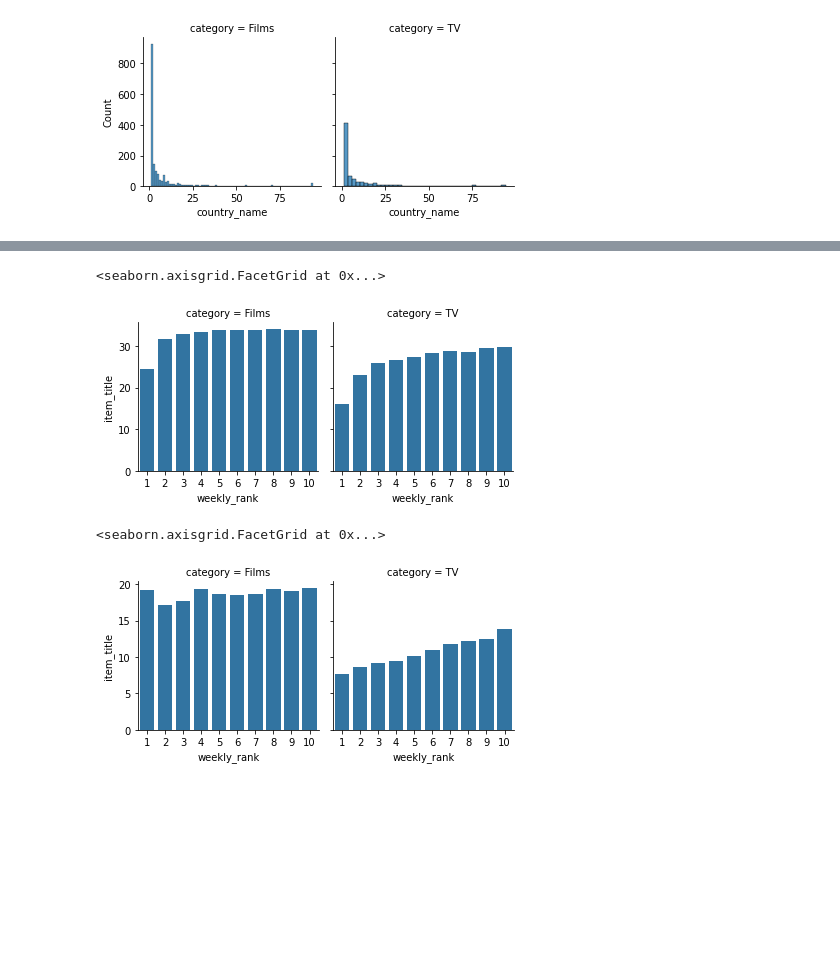
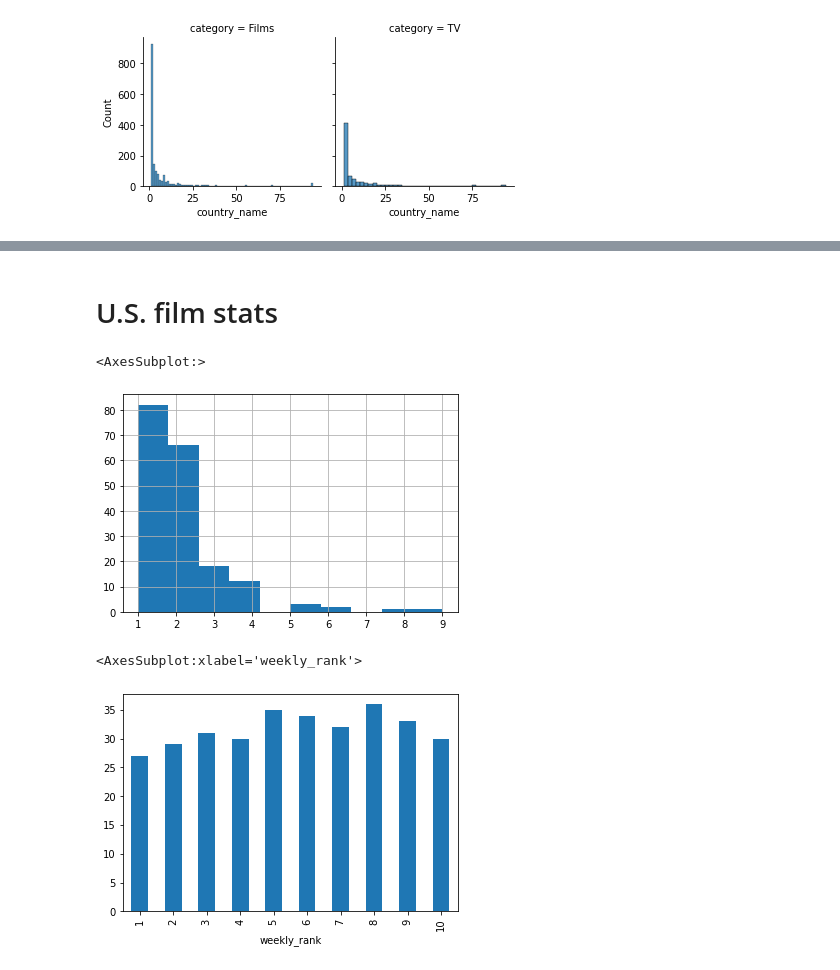
Before and after one commit to NHagar/Research-netflix, a Jupyter notebook: eda/descriptive_stats.ipynb, the cells around one changed output, grey strips where cells are left out. Cells and saved outputs as stored; diff of their text form; code cells hidden in the pictures; blank space fills up the shorter version.

Commit message:
US-specific stats, fixed probabilities

```diff
--- a/eda/descriptive_stats.ipynb
+++ b/eda/descriptive_stats.ipynb
@@ -80,18 +60,15 @@ facet_plot(mean_tenures, 'cumulative_weeks_in_top_10')
-# %%
-# Rank occupants
-occupants = df.groupby(['category', 'weekly_rank', 'country_name']).item_title.nunique()
-mean_occupants = occupants.groupby(level=[0, 1]).mean().reset_index()
-g = sns.FacetGrid(mean_occupants, col='category')
-g.map(sns.barplot, 'weekly_rank', 'item_title')
-# %% [output]
-<seaborn.axisgrid.FacetGrid at 0x...>
-[figure, removed]
-# %%
-# First ranks distribution
-mean_first_counts = (df[df.cumulative_weeks_in_top_10==1].groupby(['category', 'country_name', 'weekly_rank']).count().item_title \
-        .groupby(level=[0, 2]).mean().reset_index())
-g = sns.FacetGrid(mean_first_counts, col='category')
-g.map(sns.barplot, 'weekly_rank', 'item_title')
-# %% [output]
-<seaborn.axisgrid.FacetGrid at 0x...>
-[figure, removed]
+# %% [markdown]
+# U.S. film stats
+# %%
+# Cumulative week distribution
+df_filtered.groupby('item_title').cumulative_weeks_in_top_10.max().hist()
+# %% [output]
+<AxesSubplot:>
+[figure, added]
+# %%
+# Rank occupants
+occupants = df_filtered.groupby('weekly_rank').item_title.nunique()
+occupants.plot(kind='bar')
+# %% [output]
+<AxesSubplot:xlabel='weekly_rank'>
+[figure, added]
```
Also changed, not shown: parts of 10 cells of this notebook.
